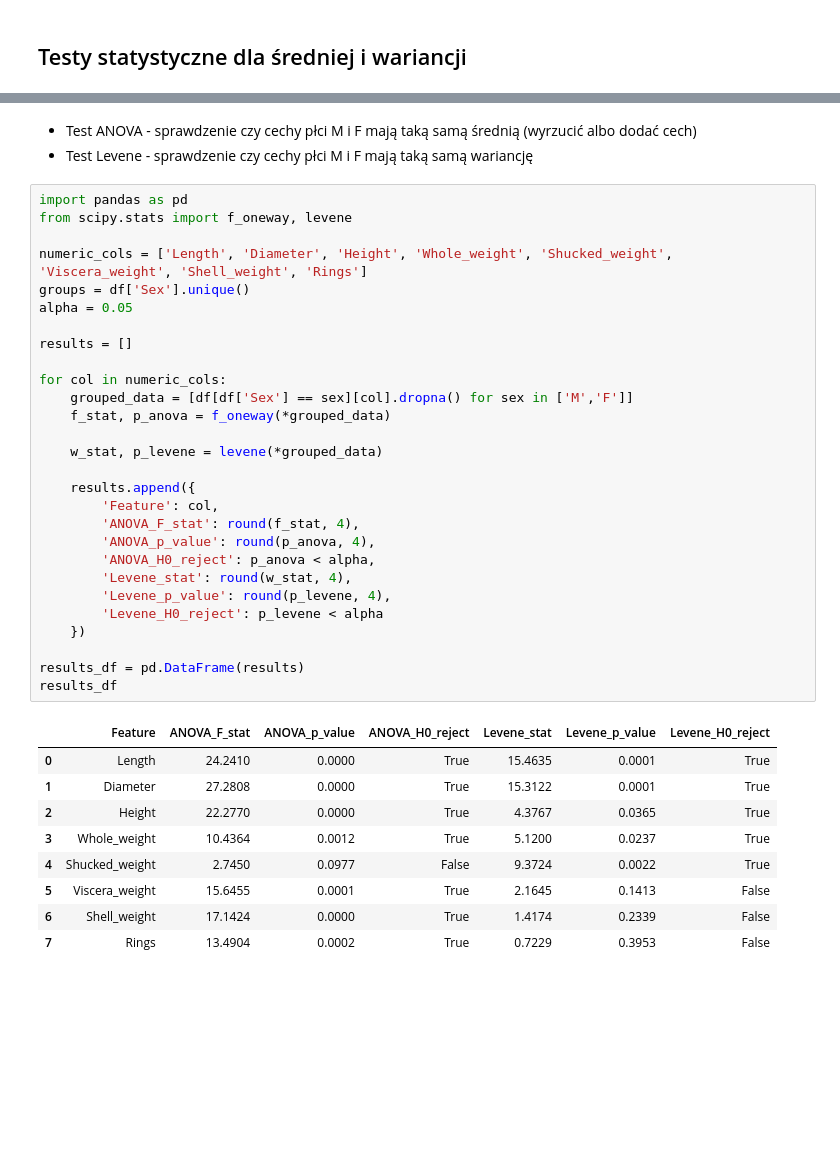
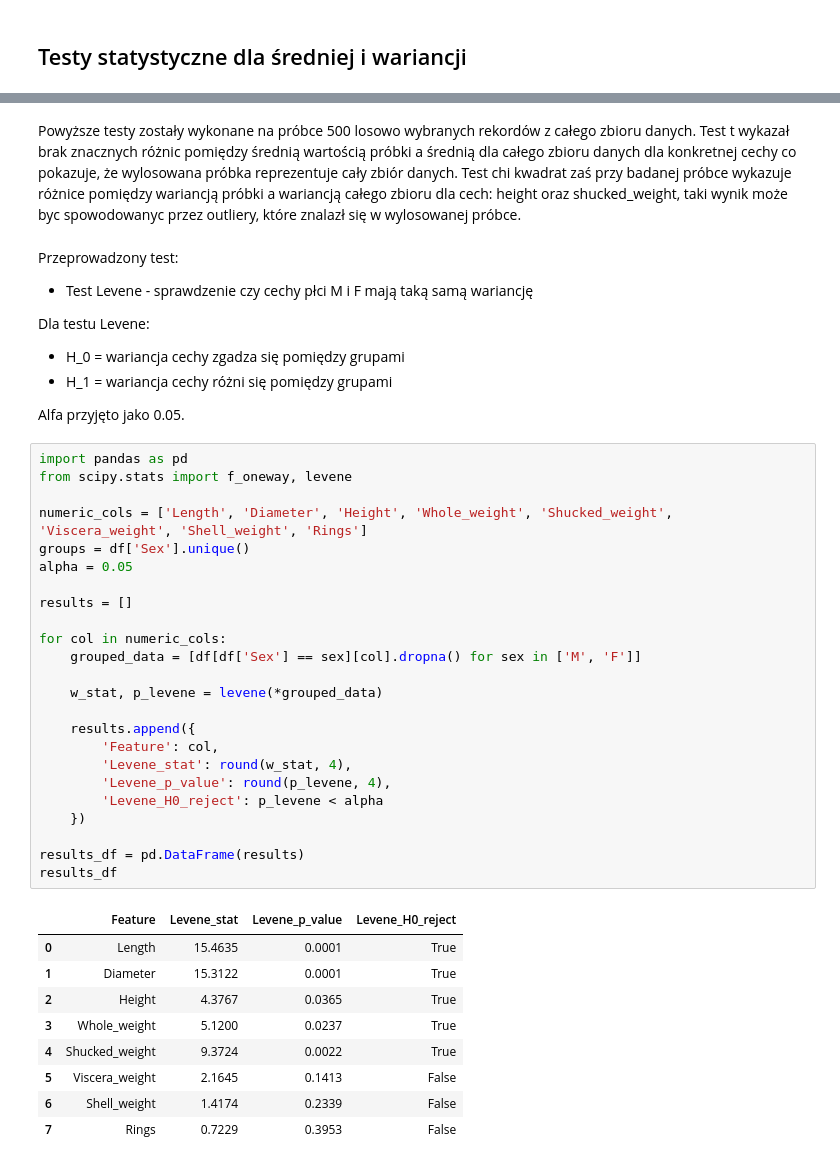
Before and after one commit to czajkowski-szymon/sip, a Jupyter notebook: test.ipynb, the cells around one changed output, grey strips where cells are left out. Cells and saved outputs as stored; diff of their text form; blank space fills up the shorter version.

```diff
--- a/test.ipynb
+++ b/test.ipynb
@@ -522,41 +554,45 @@ results_df
+# %% [markdown]
+Powyższe testy zostały wykonane na próbce 500 losowo wybranych rekordów z całego zbioru danych. Test t wykazał brak znacznych różnic pomiędzy średnią wartością próbki a średnią dla całego zbioru danych dla konkretnej cechy co pokazuje, że wylosowana próbka reprezentuje cały zbiór danych. Test chi kwadrat zaś przy badanej próbce wykazuje różnice pomiędzy wariancją próbki a wariancją całego zbioru dla cech: height oraz shucked_weight, taki wynik może byc spowodowanyc przez outliery, które znalazł się w wylosowanej próbce.
 # %% [markdown]
-- Test ANOVA - sprawdzenie czy cechy płci M i F mają taką samą średnią (wyrzucić albo dodać cech)
+Przeprowadzony test:
 - Test Levene - sprawdzenie czy cechy płci M i F mają taką samą wariancję
+
+Dla testu Levene:
+- H_0 = wariancja cechy zgadza się pomiędzy grupami
+- H_1 = wariancja cechy różni się pomiędzy grupami
+
+Alfa przyjęto jako 0.05.
 # %%
 import pandas as pd
 from scipy.stats import f_oneway, levene
 
 numeric_cols = ['Length', 'Diameter', 'Height', 'Whole_weight', 'Shucked_weight', 'Viscera_weight', 'Shell_weight', 'Rings']
 groups = df['Sex'].unique()
 alpha = 0.05
 
 results = []
 
 for col in numeric_cols:
-    grouped_data = [df[df['Sex'] == sex][col].dropna() for sex in ['M','F']]
-    f_stat, p_anova = f_oneway(*grouped_data)
+    grouped_data = [df[df['Sex'] == sex][col].dropna() for sex in ['M', 'F']]
 
     w_stat, p_levene = levene(*grouped_data)
 
     results.append({
         'Feature': col,
-        'ANOVA_F_stat': round(f_stat, 4),
-        'ANOVA_p_value': round(p_anova, 4),
-        'ANOVA_H0_reject': p_anova < alpha,
         'Levene_stat': round(w_stat, 4),
         'Levene_p_value': round(p_levene, 4),
         'Levene_H0_reject': p_levene < alpha
     })
 
 results_df = pd.DataFrame(results)
 results_df
 # %% [output]
-|  | Feature | ANOVA_F_stat | ANOVA_p_value | ANOVA_H0_reject | Levene_stat | Levene_p_value | Levene_H0_reject |
-| 0 | Length | 24.2410 | 0.0000 | True | 15.4635 | 0.0001 | True |
-| 1 | Diameter | 27.2808 | 0.0000 | True | 15.3122 | 0.0001 | True |
-| 2 | Height | 22.2770 | 0.0000 | True | 4.3767 | 0.0365 | True |
-| 3 | Whole_weight | 10.4364 | 0.0012 | True | 5.1200 | 0.0237 | True |
-| 4 | Shucked_weight | 2.7450 | 0.0977 | False | 9.3724 | 0.0022 | True |
-| 5 | Viscera_weight | 15.6455 | 0.0001 | True | 2.1645 | 0.1413 | False |
-| 6 | Shell_weight | 17.1424 | 0.0000 | True | 1.4174 | 0.2339 | False |
-| 7 | Rings | 13.4904 | 0.0002 | True | 0.7229 | 0.3953 | False |
+|  | Feature | Levene_stat | Levene_p_value | Levene_H0_reject |
+| 0 | Length | 15.4635 | 0.0001 | True |
+| 1 | Diameter | 15.3122 | 0.0001 | True |
+| 2 | Height | 4.3767 | 0.0365 | True |
+| 3 | Whole_weight | 5.1200 | 0.0237 | True |
+| 4 | Shucked_weight | 9.3724 | 0.0022 | True |
+| 5 | Viscera_weight | 2.1645 | 0.1413 | False |
+| 6 | Shell_weight | 1.4174 | 0.2339 | False |
+| 7 | Rings | 0.7229 | 0.3953 | False |
```
Also changed, not shown: parts of 12 cells of this notebook.
